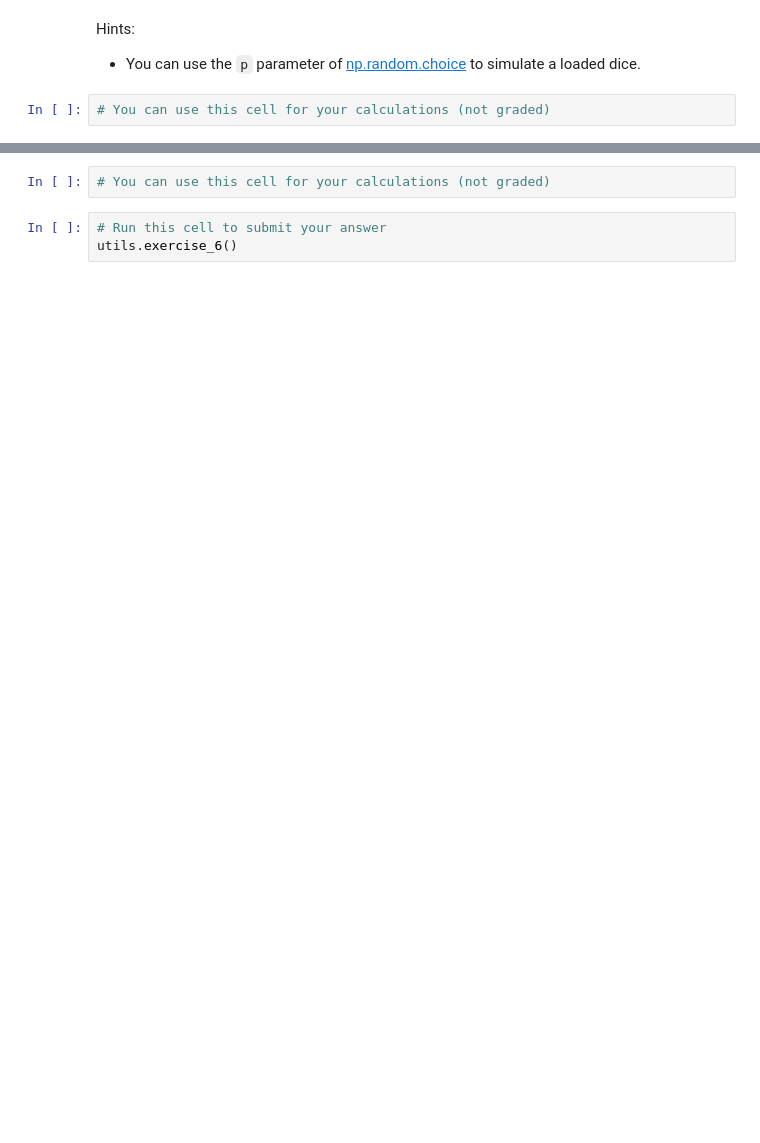
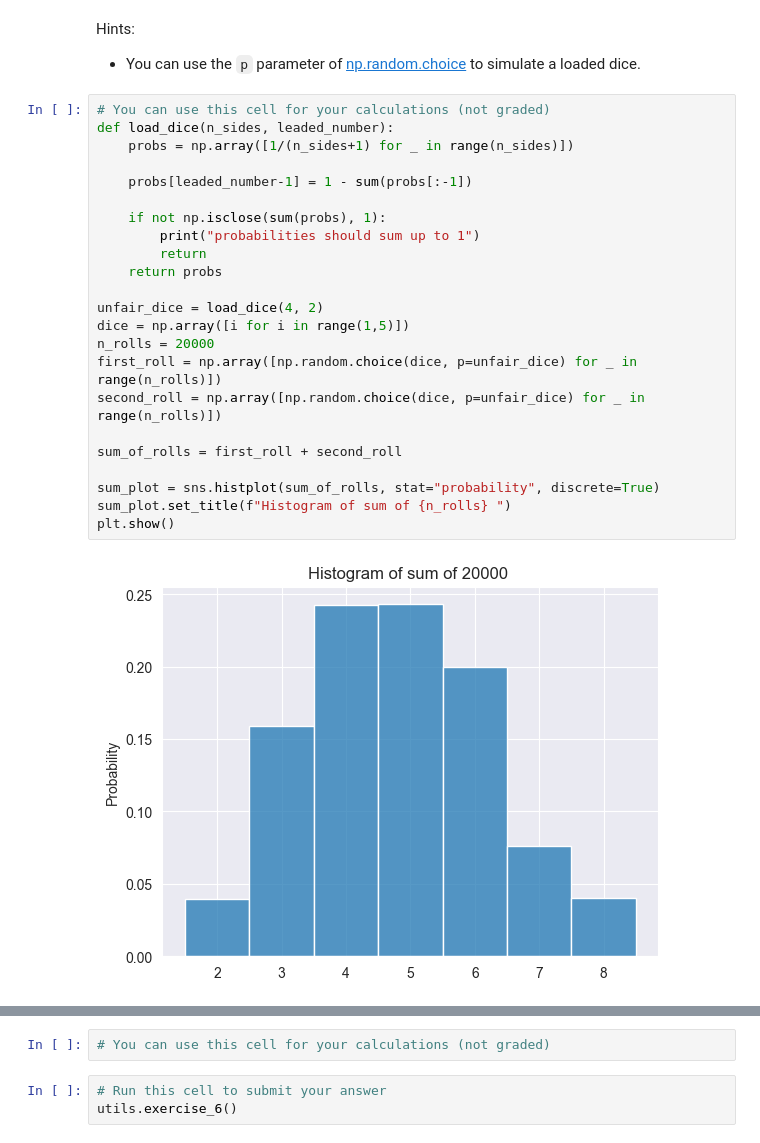
Before and after one commit to Abdoelabassi/Statistics_for_ML, a Jupyter notebook: week2/C3_W2_Assignment.ipynb, the cells around one changed output, grey strips where cells are left out. Cells and saved outputs as stored; diff of their text form; blank space fills up the shorter version.

Commit message:
loaded dice

```diff
--- a/week2/C3_W2_Assignment.ipynb
+++ b/week2/C3_W2_Assignment.ipynb
@@ -161,6 +180,29 @@ Hints:
 - You can use the `p` parameter of [np.random.choice](https://numpy.org/doc/stable/reference/random/generated/numpy.random.choice.html) to simulate a loaded dice.
 # %%
 # You can use this cell for your calculations (not graded)
+def load_dice(n_sides, leaded_number):
+    probs = np.array([1/(n_sides+1) for _ in range(n_sides)])
+
+    probs[leaded_number-1] = 1 - sum(probs[:-1])
+
+    if not np.isclose(sum(probs), 1):
+        print("probabilities should sum up to 1")
+        return
+    return probs
+
+unfair_dice = load_dice(4, 2)
+dice = np.array([i for i in range(1,5)])
+n_rolls = 20000
+first_roll = np.array([np.random.choice(dice, p=unfair_dice) for _ in range(n_rolls)])
+second_roll = np.array([np.random.choice(dice, p=unfair_dice) for _ in range(n_rolls)])
+
+sum_of_rolls = first_roll + second_roll
+
+sum_plot = sns.histplot(sum_of_rolls, stat="probability", discrete=True)
+sum_plot.set_title(f"Histogram of sum of {n_rolls} ")
+plt.show()
+# %% [output]
+[figure, added]
 # %%
 # Run this cell to submit your answer
 utils.exercise_5()
```
Also changed, not shown: parts of 6 cells of this notebook, 2 other files.
